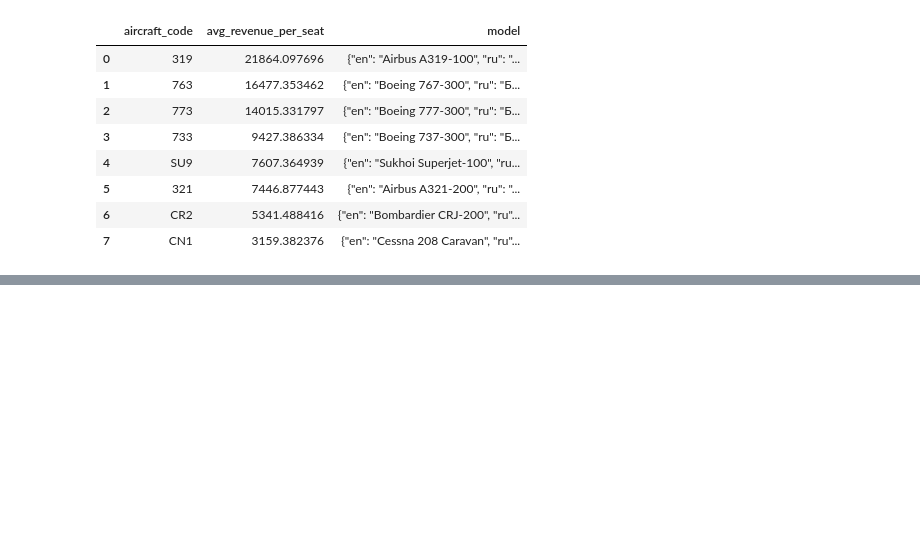
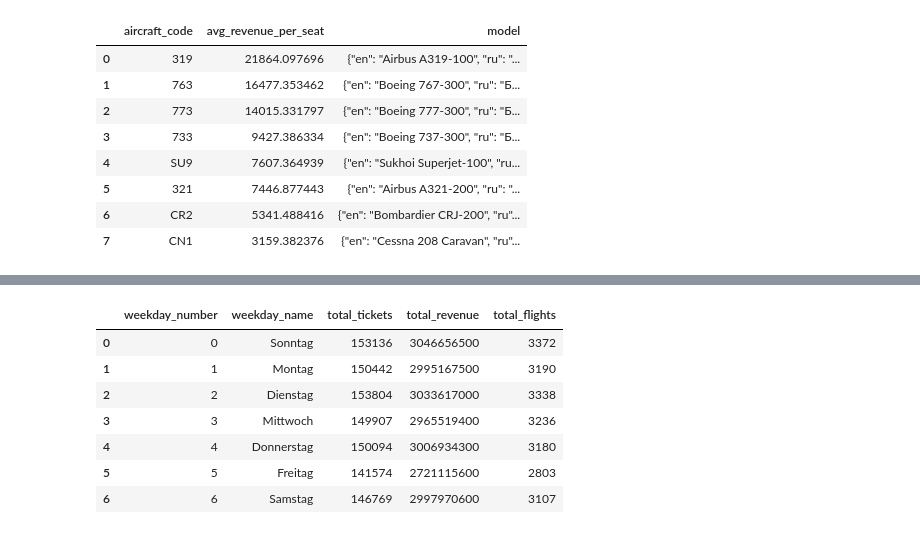
Before and after one commit to YamenNahhas/my-data-project, a Jupyter notebook: notebooks/Airline Data Analysis Using SQL.ipynb, the cells around one changed output, grey strips where cells are left out. Cells and saved outputs as stored; diff of their text form; code cells hidden in the pictures; blank space fills up the shorter version.

```diff
--- a/notebooks/Airline Data Analysis Using SQL.ipynb
+++ b/notebooks/Airline Data Analysis Using SQL.ipynb
@@ -384,0 +434,36 @@ display(df_revenue_per_seat_aircraft)
+# %%
+#analysing of time in weekdays
+sql_query = '''SELECT
+    strftime('%w', substr(f.scheduled_departure, 1, 19)) AS weekday_number,
+
+    CASE strftime('%w', substr(f.scheduled_departure, 1, 19))
+        WHEN '0' THEN 'Sonntag'
+        WHEN '1' THEN 'Montag'
+        WHEN '2' THEN 'Dienstag'
+        WHEN '3' THEN 'Mittwoch'
+        WHEN '4' THEN 'Donnerstag'
+        WHEN '5' THEN 'Freitag'
+        WHEN '6' THEN 'Samstag'
+    END AS weekday_name,
+
+    COUNT(tf.ticket_no) AS total_tickets,
+    SUM(tf.amount) AS total_revenue,
+    COUNT(DISTINCT f.flight_id) AS total_flights
+
+FROM flights f
+JOIN ticket_flights tf
+    ON f.flight_id = tf.flight_id
+
+GROUP BY weekday_number
+ORDER BY weekday_number'''
+df_departure_week_days = pd.read_sql_query(sql_query, conn)
+display(df_departure_week_days)
+# %% [output]
+|  | weekday_number | weekday_name | total_tickets | total_revenue | total_flights |
+| 0 | 0 | Sonntag | 153136 | 3046656500 | 3372 |
+| 1 | 1 | Montag | 150442 | 2995167500 | 3190 |
+| 2 | 2 | Dienstag | 153804 | 3033617000 | 3338 |
+| 3 | 3 | Mittwoch | 149907 | 2965519400 | 3236 |
+| 4 | 4 | Donnerstag | 150094 | 3006934300 | 3180 |
+| 5 | 5 | Freitag | 141574 | 2721115600 | 2803 |
+| 6 | 6 | Samstag | 146769 | 2997970600 | 3107 |
```
Also changed, not shown: parts of 3 cells of this notebook.
